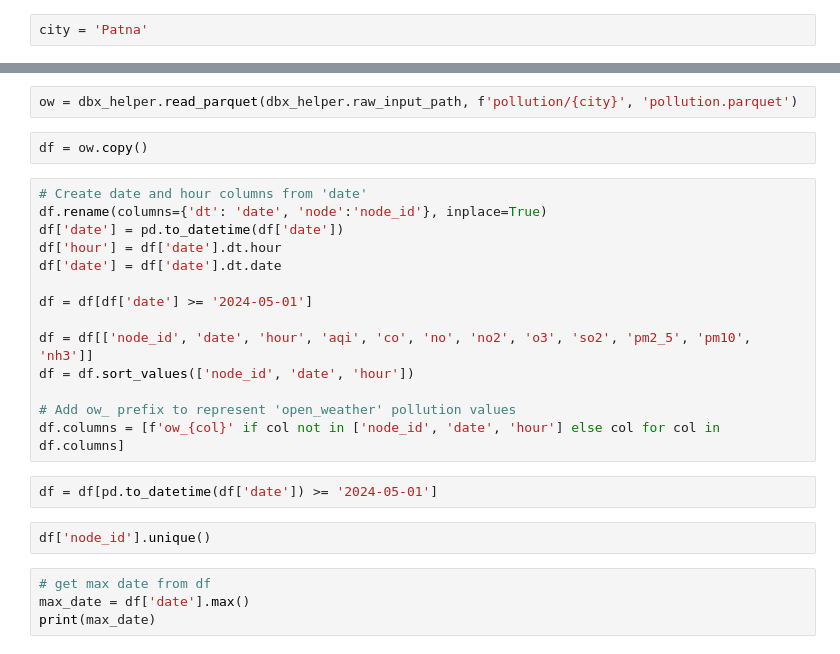
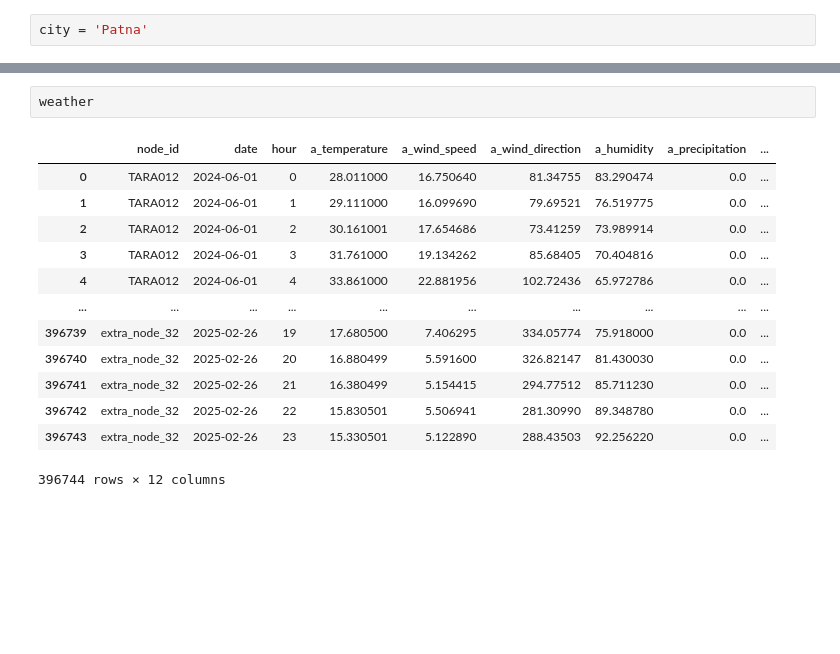
Before and after one commit to EconAIorg/vayu-gnn, a Jupyter notebook: notebooks/features/preprocessor.ipynb, the cells around one changed output, grey strips where cells are left out. Cells and saved outputs as stored; diff of their text form; blank space fills up the shorter version.

```diff
--- a/notebooks/features/preprocessor.ipynb
+++ b/notebooks/features/preprocessor.ipynb
@@ -47,26 +40,16 @@ df = dbx_helper.read_csv(dbx_helper.raw_input_path, f'weather/{city}', f"weather
-# %%
-ow = dbx_helper.read_parquet(dbx_helper.raw_input_path, f'pollution/{city}', 'pollution.parquet')
-# %%
-df = ow.copy()
-# %%
-# Create date and hour columns from 'date'
-df.rename(columns={'dt': 'date', 'node':'node_id'}, inplace=True)
-df['date'] = pd.to_datetime(df['date'])
-df['hour'] = df['date'].dt.hour
-df['date'] = df['date'].dt.date
-
-df = df[df['date'] >= '2024-05-01']
-
-df = df[['node_id', 'date', 'hour', 'aqi', 'co', 'no', 'no2', 'o3', 'so2', 'pm2_5', 'pm10', 'nh3']]
-df = df.sort_values(['node_id', 'date', 'hour'])
-
-# Add ow_ prefix to represent 'open_weather' pollution values
-df.columns = [f'ow_{col}' if col not in ['node_id', 'date', 'hour'] else col for col in df.columns]
-# %%
-df = df[pd.to_datetime(df['date']) >= '2024-05-01']
-# %%
-df['node_id'].unique()
-# %%
-# get max date from df
-max_date = df['date'].max()
-print(max_date)
+# %%
+weather
+# %% [output]
+|  | node_id | date | hour | a_temperature | a_wind_speed | a_wind_direction | a_humidity | a_precipitation | ... |
+| 0 | TARA012 | 2024-06-01 | 0 | 28.011000 | 16.750640 | 81.34755 | 83.290474 | 0.0 | ... |
+| 1 | TARA012 | 2024-06-01 | 1 | 29.111000 | 16.099690 | 79.69521 | 76.519775 | 0.0 | ... |
+| 2 | TARA012 | 2024-06-01 | 2 | 30.161001 | 17.654686 | 73.41259 | 73.989914 | 0.0 | ... |
+| 3 | TARA012 | 2024-06-01 | 3 | 31.761000 | 19.134262 | 85.68405 | 70.404816 | 0.0 | ... |
+| 4 | TARA012 | 2024-06-01 | 4 | 33.861000 | 22.881956 | 102.72436 | 65.972786 | 0.0 | ... |
+| ... | ... | ... | ... | ... | ... | ... | ... | ... | ... |
+| 396739 | extra_node_32 | 2025-02-26 | 19 | 17.680500 | 7.406295 | 334.05774 | 75.918000 | 0.0 | ... |
+| 396740 | extra_node_32 | 2025-02-26 | 20 | 16.880499 | 5.591600 | 326.82147 | 81.430030 | 0.0 | ... |
+| 396741 | extra_node_32 | 2025-02-26 | 21 | 16.380499 | 5.154415 | 294.77512 | 85.711230 | 0.0 | ... |
+| 396742 | extra_node_32 | 2025-02-26 | 22 | 15.830501 | 5.506941 | 281.30990 | 89.348780 | 0.0 | ... |
+| 396743 | extra_node_32 | 2025-02-26 | 23 | 15.330501 | 5.122890 | 288.43503 | 92.256220 | 0.0 | ... |
+396744 rows × 12 columns
```
Also changed, not shown: parts of 5 cells of this notebook, 8 other files.
